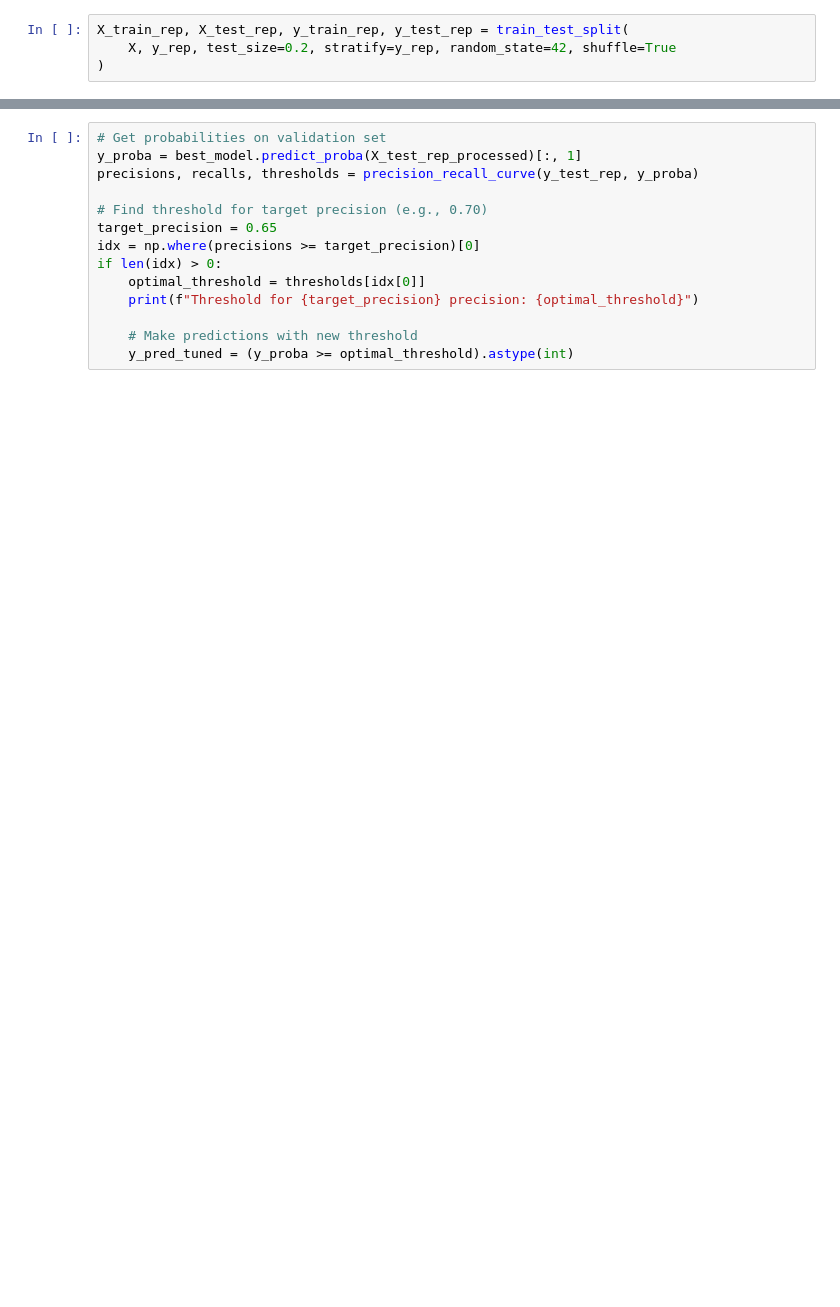
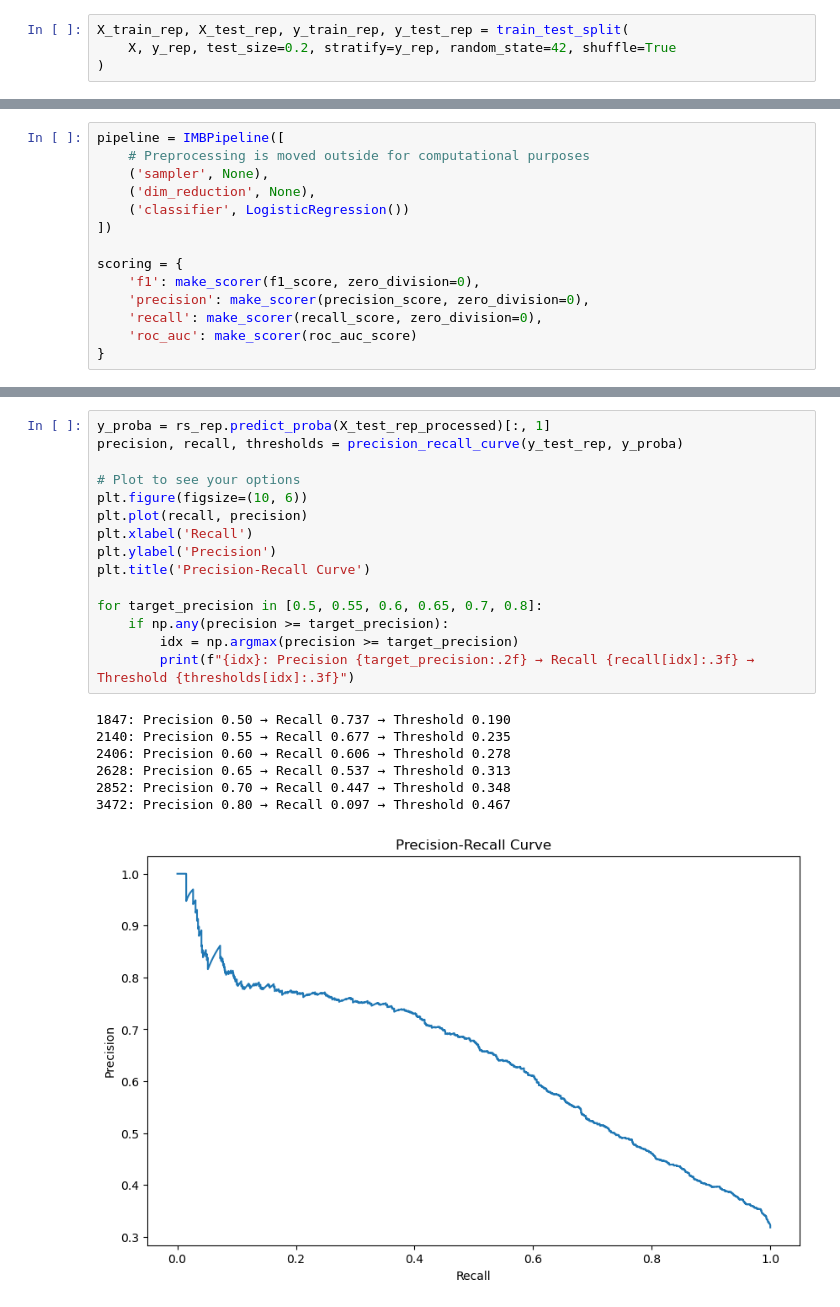
Before and after one commit to Filippo-Corti/SocialMediaMining, a Jupyter notebook: Project/notebooks/YoutubeML2.ipynb, the cells around one changed output, grey strips where cells are left out. Saved outputs shown, nothing was run; the diff lists cells and outputs as text; blank space fills up the shorter version.

```diff
--- a/Project/notebooks/YoutubeML2.ipynb
+++ b/Project/notebooks/YoutubeML2.ipynb
@@ -166,0 +144,14 @@ np.save('../data/X_test_rep_processed.npy', X_test_rep_processed)
+# %%
+pipeline = IMBPipeline([
+    # Preprocessing is moved outside for computational purposes
+    ('sampler', None),
+    ('dim_reduction', None),
+    ('classifier', LogisticRegression())
+])
+
+scoring = {
+    'f1': make_scorer(f1_score, zero_division=0),
+    'precision': make_scorer(precision_score, zero_division=0),
+    'recall': make_scorer(recall_score, zero_division=0),
+    'roc_auc': make_scorer(roc_auc_score)
+}
@@ -318,14 +223,23 @@ dump(best_model, '../data/best_model_rep.joblib')
 # %%
-# Get probabilities on validation set
-y_proba = best_model.predict_proba(X_test_rep_processed)[:, 1]
-precisions, recalls, thresholds = precision_recall_curve(y_test_rep, y_proba)
+y_proba = rs_rep.predict_proba(X_test_rep_processed)[:, 1]
+precision, recall, thresholds = precision_recall_curve(y_test_rep, y_proba)
 
-# Find threshold for target precision (e.g., 0.70)
-target_precision = 0.65
-idx = np.where(precisions >= target_precision)[0]
-if len(idx) > 0:
-    optimal_threshold = thresholds[idx[0]]
-    print(f"Threshold for {target_precision} precision: {optimal_threshold}")
+# Plot to see your options
+plt.figure(figsize=(10, 6))
+plt.plot(recall, precision)
+plt.xlabel('Recall')
+plt.ylabel('Precision')
+plt.title('Precision-Recall Curve')
 
-    # Make predictions with new threshold
-    y_pred_tuned = (y_proba >= optimal_threshold).astype(int)
+for target_precision in [0.5, 0.55, 0.6, 0.65, 0.7, 0.8]:
+    if np.any(precision >= target_precision):
+        idx = np.argmax(precision >= target_precision)
+        print(f"{idx}: Precision {target_precision:.2f} → Recall {recall[idx]:.3f} → Threshold {thresholds[idx]:.3f}")
+# %% [output]
+1847: Precision 0.50 → Recall 0.737 → Threshold 0.190
+2140: Precision 0.55 → Recall 0.677 → Threshold 0.235
+2406: Precision 0.60 → Recall 0.606 → Threshold 0.278
+2628: Precision 0.65 → Recall 0.537 → Threshold 0.313
+2852: Precision 0.70 → Recall 0.447 → Threshold 0.348
+3472: Precision 0.80 → Recall 0.097 → Threshold 0.467
+[figure, added]
```
Also changed, not shown: parts of 45 cells of this notebook, 4 other files.
